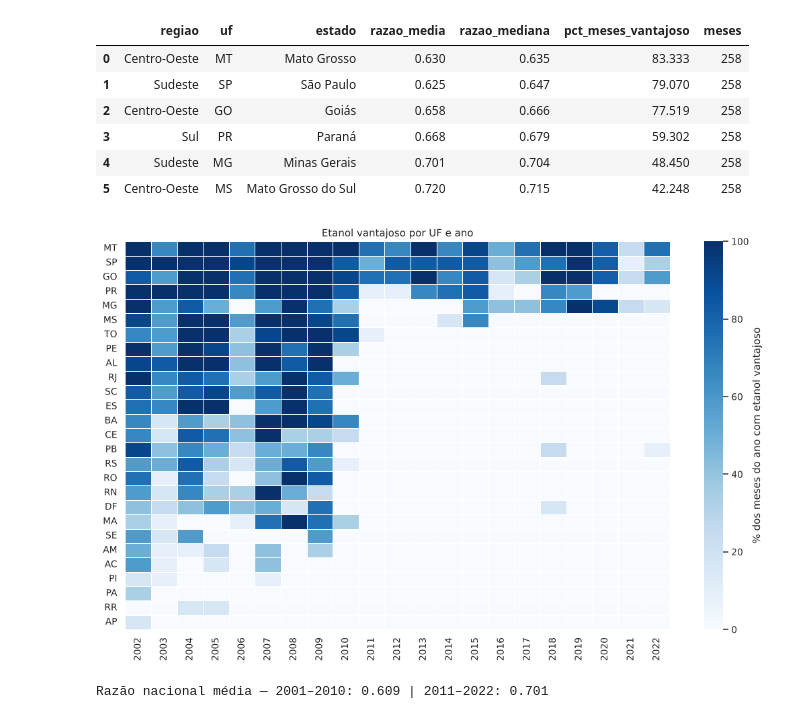
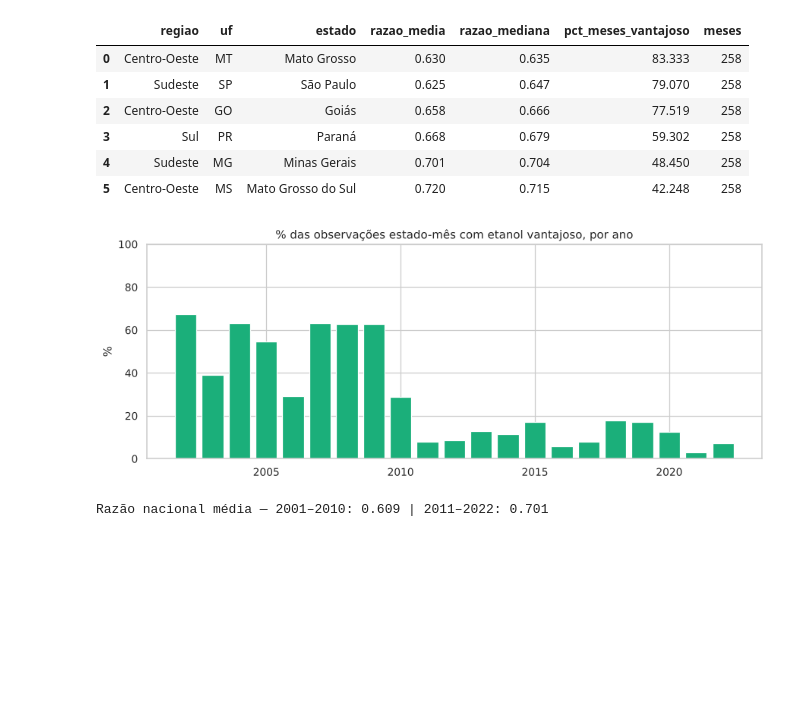
Before and after one commit to LuanFernand0/precos-combustiveis-brasil, a Jupyter notebook: notebooks/analise_exploratoria.ipynb, the cells around one changed output. Saved outputs shown, nothing was run; the diff lists cells and outputs as text; code cells hidden in the pictures; blank space fills up the shorter version.

```diff
--- a/notebooks/analise_exploratoria.ipynb
+++ b/notebooks/analise_exploratoria.ipynb
@@ -456,16 +470,15 @@ por_uf.head(6)
 | 3 | Sul | PR | Paraná | 0.668 | 0.679 | 59.302 | 258 |
 | 4 | Sudeste | MG | Minas Gerais | 0.701 | 0.704 | 48.450 | 258 |
 | 5 | Centro-Oeste | MS | Mato Grosso do Sul | 0.720 | 0.715 | 42.248 | 258 |
-# %%
-anual = analise.paridade_anual_por_uf(paridade)
-mapa = anual.pivot(index="uf", columns="ano", values="pct_meses_vantajoso").reindex(por_uf["uf"]).loc[:, 2002:2022]
-fig, ax = plt.subplots(figsize=(12, 7.5))
-sns.heatmap(mapa, cmap="Blues", vmin=0, vmax=100, linewidths=0.4,
-            cbar_kws={"label": "% dos meses do ano com etanol vantajoso"}, ax=ax)
-ax.set(title="Etanol vantajoso por UF e ano", xlabel="", ylabel="")
-plt.tight_layout(); plt.show()
-# %% [output]
-[figure, removed]
+# %%
+# Barras por ano: % das observações estado-mês com etanol vantajoso
+por_ano = es[es["ano"].between(2002, 2022)].groupby("ano")["etanol_vantajoso"].mean() * 100
+fig, ax = plt.subplots(figsize=(10, 4))
+ax.bar(por_ano.index, por_ano.values, color="#1baf7a")
+ax.set(title="% das observações estado-mês com etanol vantajoso, por ano", ylabel="%", ylim=(0, 100))
+plt.tight_layout(); plt.show()
+# %% [output]
+[figure, added]
 # %%
 regioes = analise.paridade_por_regiao(paridade)
 fig, eixos = plt.subplots(1, 2, figsize=(14, 4.3), gridspec_kw={"width_ratios": [2.2, 1]})
```
Also changed, not shown: parts of 5 cells of this notebook, 9 other files.
